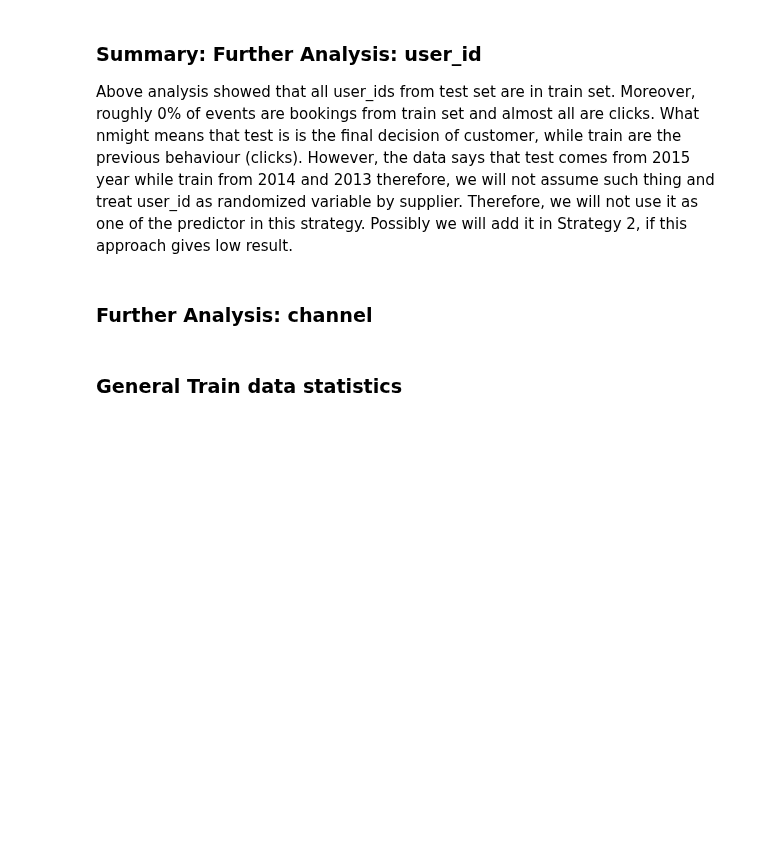
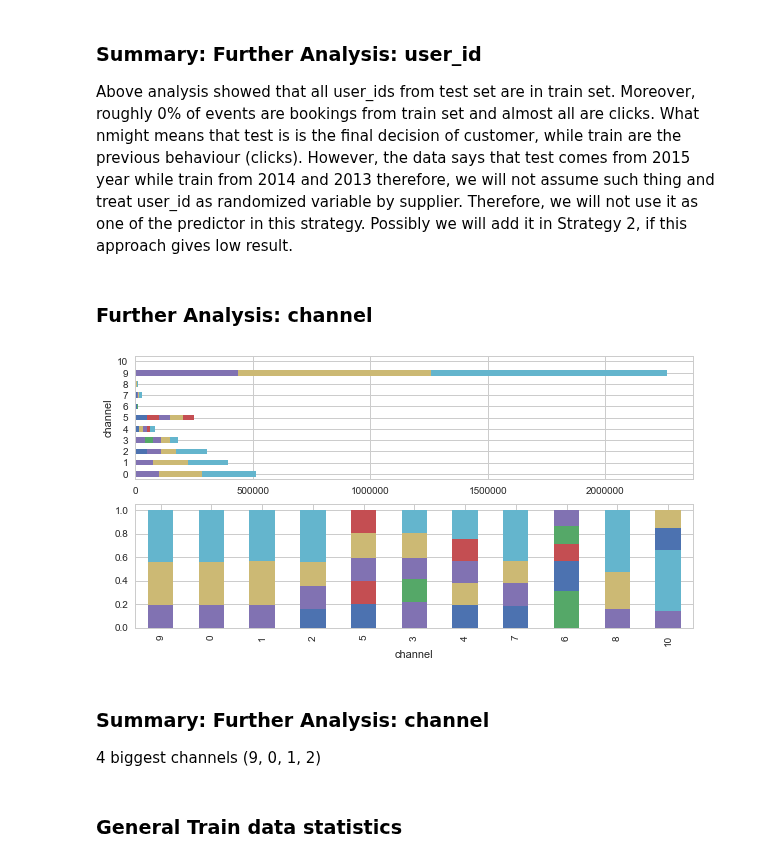
Before and after one commit to MateuszKonopelski/Kaggle, a Jupyter notebook: Project2_Expedia/Expedia_code.ipynb, the cells around one changed output. Drawn from its saved outputs; the diff is of its cells as text; code cells hidden in the pictures; blank space fills up the shorter version.

Commit message:
Expedia: channel finished

```diff
--- a/Project2_Expedia/Expedia_code.ipynb
+++ b/Project2_Expedia/Expedia_code.ipynb
@@ -312,15 +312,41 @@ Above analysis showed that all user_ids from test set are in train set. Moreover
 # %% [markdown]
 ### Further Analysis: channel
 # %%
-train_channel_cluster = pd.Series()
-chunker = pd.read_csv(dir + 'train.csv', usecols=['channel', 'hotel_cluster'],
-                      dtype={'channel': int, 'hotel_cluster': int}, chunksize=500000)
-for chunk in chunker:
-    train_channel_cluster_temp = chunk.groupby(['channel', 'hotel_cluster'])['hotel_cluster'].count()
-    train_channel_cluster = pd.concat([train_channel_cluster, train_channel_cluster_temp], axis=0)
-    train_channel_cluster = train_channel_cluster.groupby(level=0).sum()
+def import_channel_cluster(dataset):
+    channel_cluster = pd.Series()
+    chunker = pd.read_csv(dir + dataset, usecols=['channel', 'hotel_cluster'],
+                          dtype={'channel': int, 'hotel_cluster': int}, chunksize=500000)
+    for chunk in chunker:
+        channel_cluster_temp = chunk.groupby(['channel', 'hotel_cluster'])['hotel_cluster'].count()
+        channel_cluster = pd.concat([channel_cluster, channel_cluster_temp], axis=0)
+        channel_cluster = channel_cluster.groupby(level=0).sum()
 
-train_channel_cluster.index = pd.MultiIndex.from_tuples(train_channel_cluster.index, names=('channel', 'hotel_cluster'))
+    channel_cluster.index = pd.MultiIndex.from_tuples(channel_cluster.index, names=('channel', 'hotel_cluster'))
+    return channel_cluster
+# %%
+train_channel_cluster = import_channel_cluster('train.csv')
+# %%
+def plot_channel_topcluster(dataset):
+    channel_cluster_bar = dataset.groupby(level='channel').nlargest(5).reset_index(level=0, drop=True).unstack(level=1)
+    channel_cluster_bar_all = channel_cluster_bar.copy()
+    channel_cluster_bar_row_sum = channel_cluster_bar.sum(axis=1)
+    for i in range(len(channel_cluster_bar.index)):
+        for j in range(len(channel_cluster_bar.columns)):
+            channel_cluster_bar.iloc[i, j] = channel_cluster_bar.iloc[i, j] / channel_cluster_bar_row_sum[i]
+
+    channel_cluster_bar = channel_cluster_bar.iloc[[9, 0, 1, 2, 5, 3, 4, 7, 6, 8, 10], :]
+    fig, ax = plt.subplots(2, 1, figsize=(10, 5))
+    channel_cluster_bar_all.plot.barh(ax=ax[0], stacked=True)
+    ax[0].legend().set_visible(False)
+    channel_cluster_bar.plot.bar(ax=ax[1], stacked=True)
+    ax[1].legend().set_visible(False)
+# %%
+plot_channel_topcluster(train_channel_cluster)
+# %% [output]
+[figure, added]
+# %% [markdown]
+### Summary: Further Analysis: channel
+4 biggest channels (9, 0, 1, 2)
 # %% [markdown]
 ### General Train data statistics
 # %% [markdown]
```
Also changed, not shown: parts of 1 cell of this notebook.
